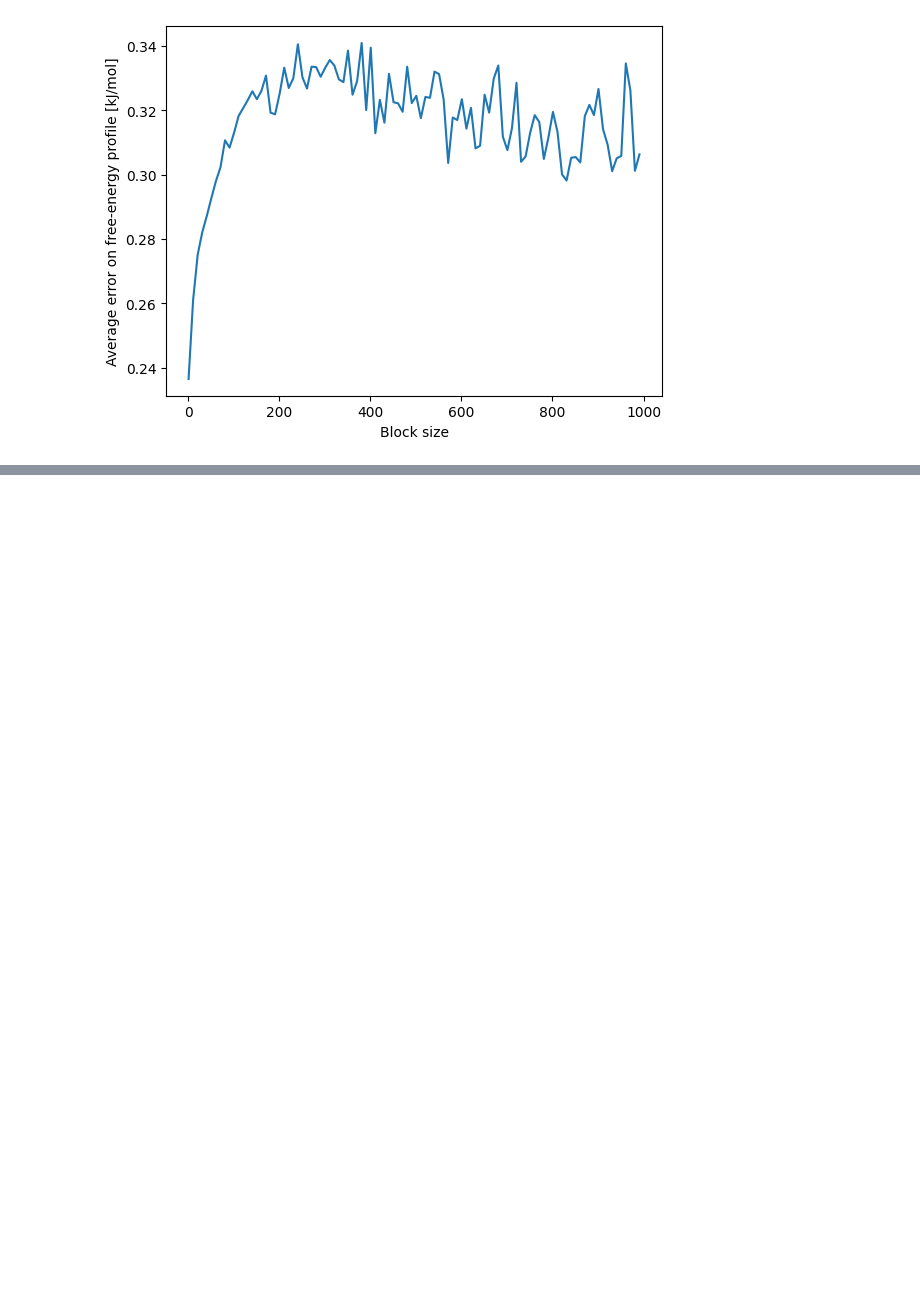
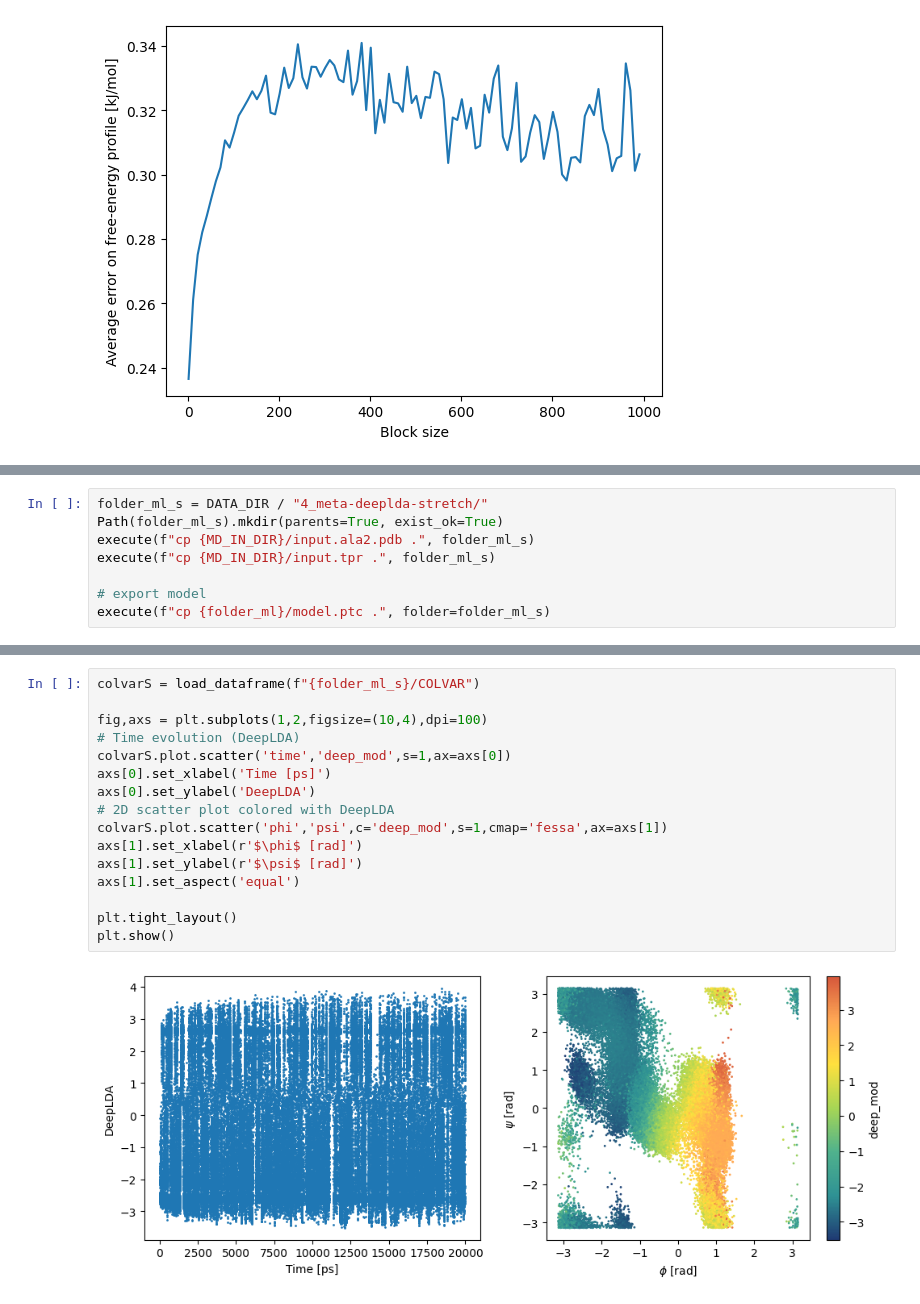
Before and after one commit to danibrb/ML-CV, a Jupyter notebook: notebook/04_full.ipynb, the cells around one changed output, grey strips where cells are left out. Drawn from its saved outputs; the diff is of its cells as text; blank space fills up the shorter version.

Commit message:
fix: stretch cv block

```diff
--- a/notebook/04_full.ipynb
+++ b/notebook/04_full.ipynb
@@ -1072,0 +1075,8 @@ Text(0, 0.5, 'Average error on free-energy profile [kJ/mol]')
+# %%
+folder_ml_s = DATA_DIR / "4_meta-deeplda-stretch/"
+Path(folder_ml_s).mkdir(parents=True, exist_ok=True)
+execute(f"cp {MD_IN_DIR}/input.ala2.pdb .", folder_ml_s)
+execute(f"cp {MD_IN_DIR}/input.tpr .", folder_ml_s)
+
+# export model
+execute(f"cp {folder_ml}/model.ptc .", folder=folder_ml_s)
@@ -1072,0 +1134,18 @@ Text(0, 0.5, 'Average error on free-energy profile [kJ/mol]')
+# %%
+colvarS = load_dataframe(f"{folder_ml_s}/COLVAR")
+
+fig,axs = plt.subplots(1,2,figsize=(10,4),dpi=100)
+# Time evolution (DeepLDA)
+colvarS.plot.scatter('time','deep_mod',s=1,ax=axs[0])
+axs[0].set_xlabel('Time [ps]')
+axs[0].set_ylabel('DeepLDA')
+# 2D scatter plot colored with DeepLDA
+colvarS.plot.scatter('phi','psi',c='deep_mod',s=1,cmap='fessa',ax=axs[1])
+axs[1].set_xlabel(r'$\phi$ [rad]')
+axs[1].set_ylabel(r'$\psi$ [rad]')
+axs[1].set_aspect('equal')
+
+plt.tight_layout()
+plt.show()
+# %% [output]
+[figure, added]
```
Also changed, not shown: parts of 14 cells of this notebook, 1 other file.
